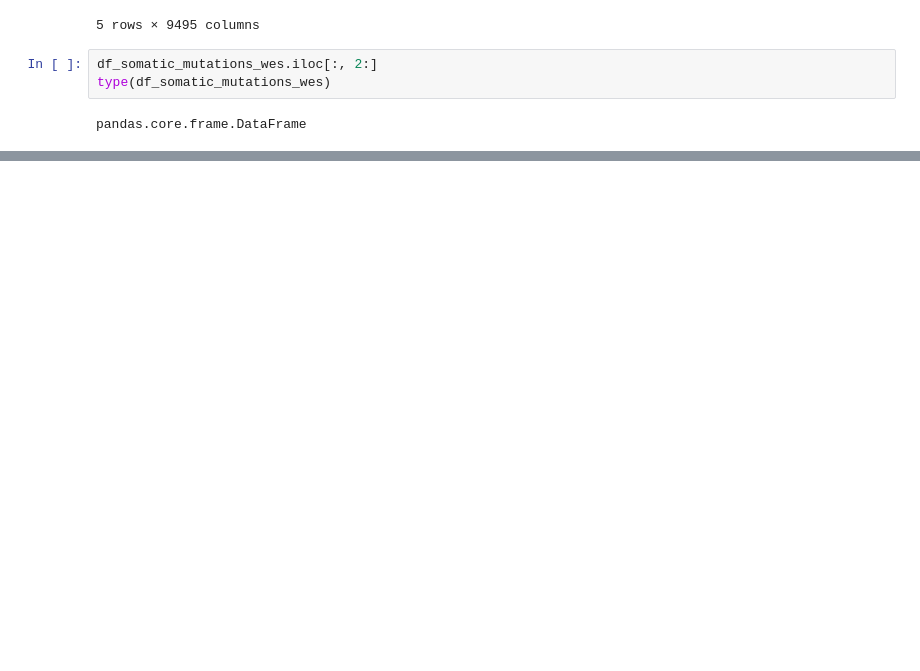
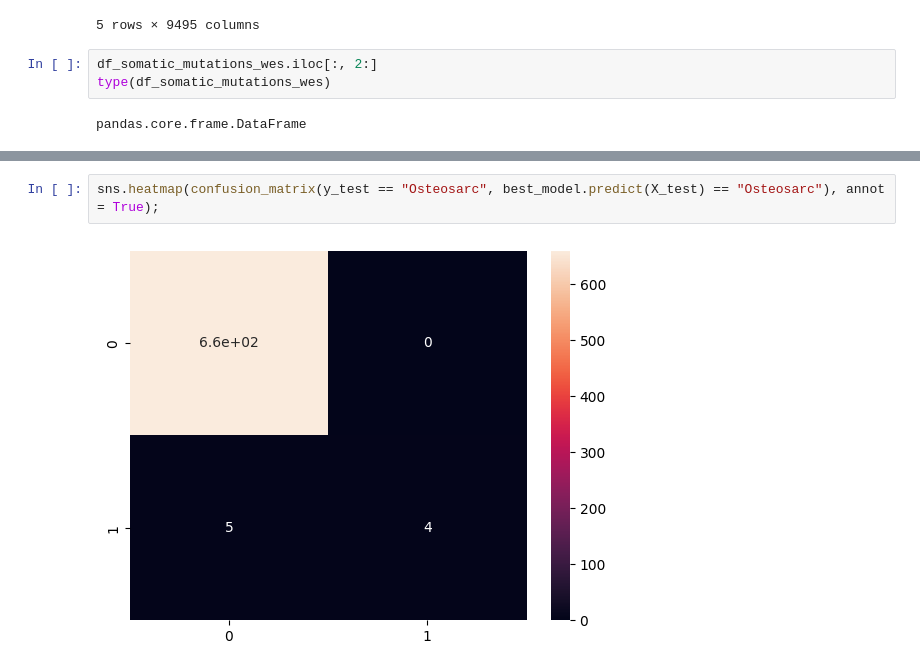
Before and after one commit to chahd7/machine_learning_in_bio_project, a Jupyter notebook: seperate_datasets_classic_classifiers_Chahd.ipynb, the cells around one changed output, grey strips where cells are left out. Drawn from its saved outputs; the diff is of its cells as text; blank space fills up the shorter version.

```diff
--- a/seperate_datasets_classic_classifiers_Chahd.ipynb
+++ b/seperate_datasets_classic_classifiers_Chahd.ipynb
@@ -250,0 +640,4 @@ DummyClassifier                      0.07
+# %%
+sns.heatmap(confusion_matrix(y_test == "Osteosarc", best_model.predict(X_test) == "Osteosarc"), annot = True);
+# %% [output]
+[figure, added]
```
Also changed, not shown: parts of 71 cells of this notebook.
